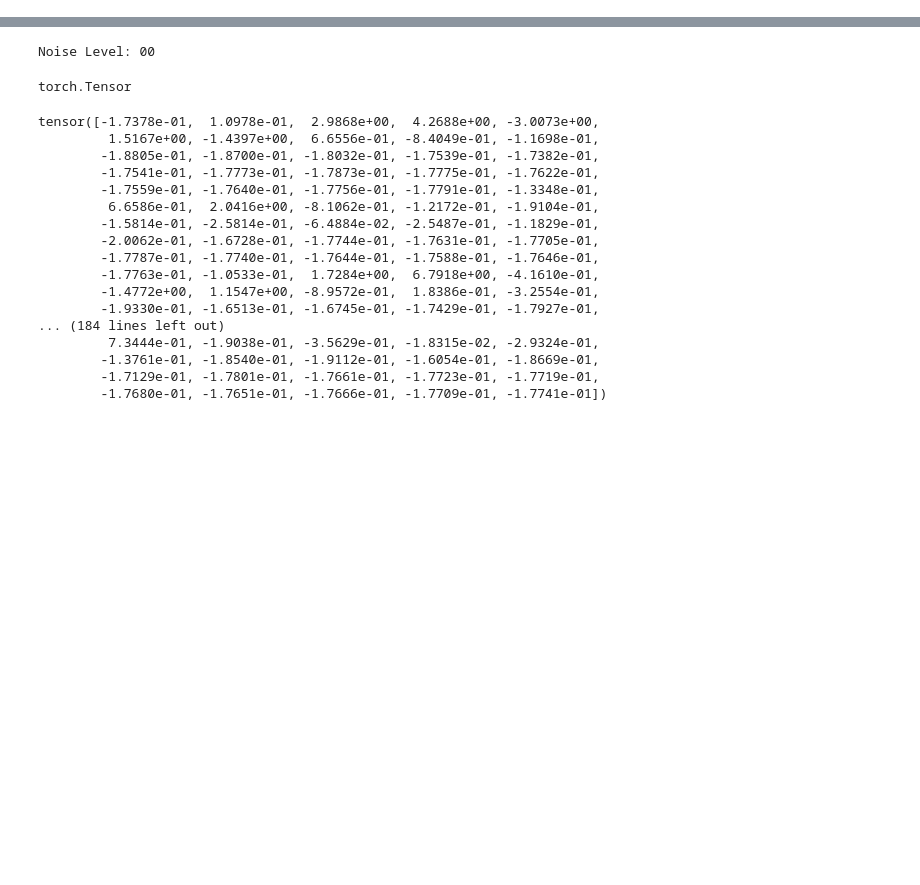
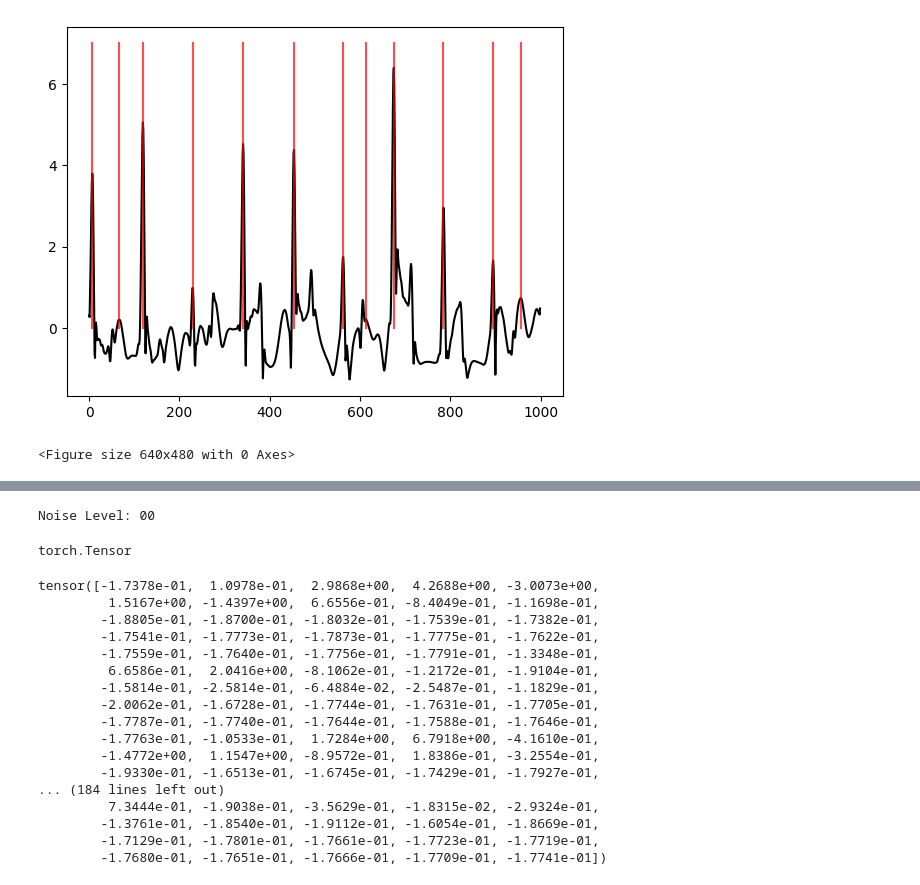
Before and after one commit to YangTianze009/BedDotTransfer, a Jupyter notebook: Notebook/test_data_loaders.ipynb, the cells around one changed output, grey strips where cells are left out. Cells and saved outputs as stored; diff of their text form; code cells hidden in the pictures; blank space fills up the shorter version.

```diff
--- a/Notebook/test_data_loaders.ipynb
+++ b/Notebook/test_data_loaders.ipynb
@@ -7,6 +7,25 @@ import torch as tc
 import tqdm
 import matplotlib.pyplot as plt
 from scipy.signal import find_peaks
+# %%
+def plotting_signal(s, y, p=None, name="none"):
+    assert len(s) == len(y)
+    # between = np.arange(s.min(), s.max()+1)
+    plt.plot(range(len(s)), s, color="black")
+    if y:
+        between = np.arange(0, s.max() + 1)
+        for idx, val in enumerate(y):
+            if val == 1:
+                plt.plot([idx] * len(between), between, color="red", alpha=0.7)
+    if p:
+        between = np.arange(s.min() - 1, 0)
+        for idx, val in enumerate(p):
+            if val == 1:
+                plt.plot([idx] * len(between), between, color="blue", alpha=0.6)
+    # plt.title("Noise Level=%s" % name)
+    plt.show()
+    # plt.savefig("figures/%s.pdf" % name)
+    plt.clf()
 # %%
 class DataReader(tc.utils.data.Dataset):
     def __init__(self, fpath):
@@ -22,5 +41,16 @@ class DataReader(tc.utils.data.Dataset):
         y = [0] * len(x)
         for idx in find_peaks(x, distance=50)[0].tolist():
             y[idx] = 1
-        # plotting_signal(x, y)
+        plotting_signal(x, y)
         return (tc.tensor(x, dtype=tc.float32), tc.tensor(y, dtype=tc.int64))
+# %%
+test2 = DataReader(
+            # "../datasets/testing/extracted_envelope_data_test.npy"
+            # "../datasets/real_BSG_data/envelope_data/extracted_envelope_data_test.npy"
+            "../datasets/testing/extracted_envelope_data_10k.npy"
+        )
+test2_iter = iter(test2)
+t = next(test2_iter)
+# %% [output]
+[figure, added]
+<Figure size 640x480 with 0 Axes>
```
Also changed, not shown: parts of 3 cells of this notebook, 3 other files.
